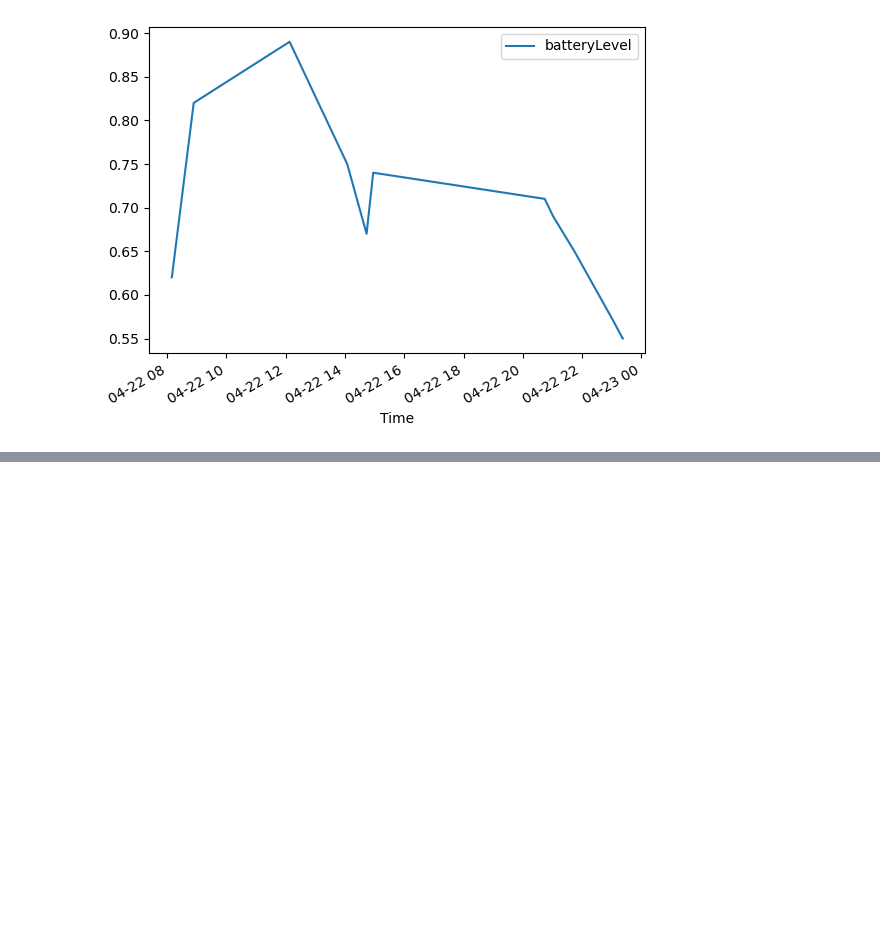
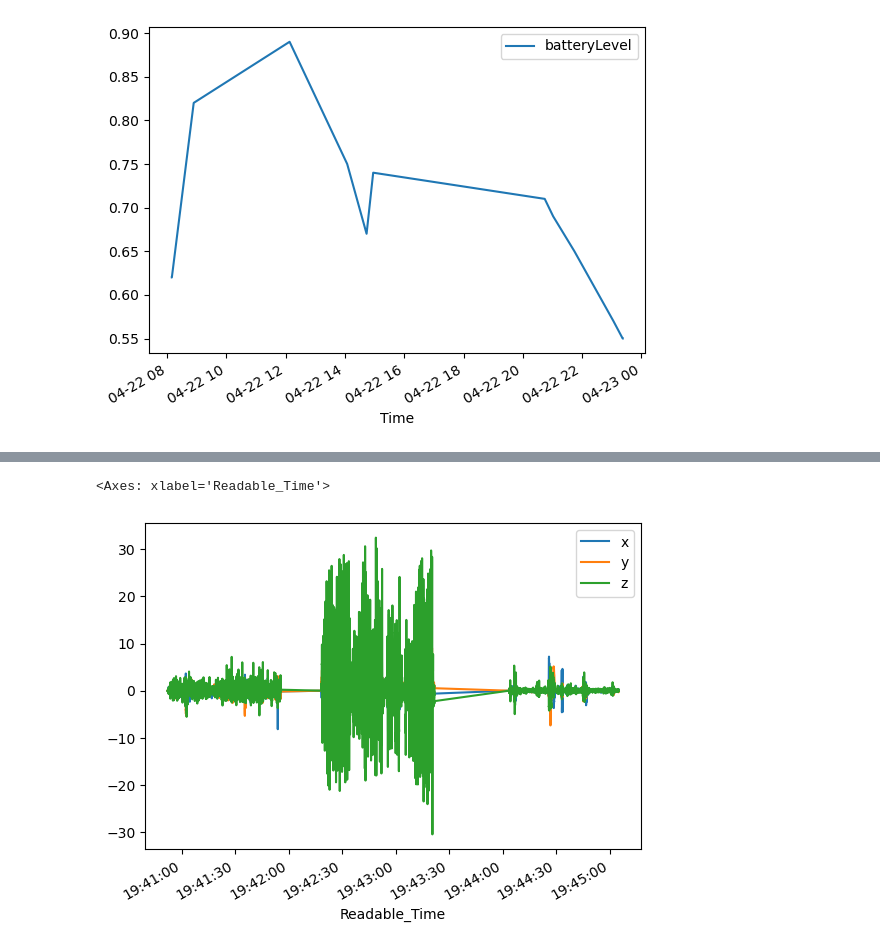
Before and after one commit to AlexeiMari/ML4B-2023, a Jupyter notebook: JupyterNotebooks/LightBrightnessDisplay Test.ipynb, the cells around one changed output, grey strips where cells are left out. Cells and saved outputs as stored; diff of their text form; code cells hidden in the pictures; blank space fills up the shorter version.

Commit message:
Created and traines model which can predict movement action

```diff
--- a/JupyterNotebooks/LightBrightnessDisplay Test.ipynb
+++ b/JupyterNotebooks/LightBrightnessDisplay Test.ipynb
@@ -95,14 +98,18 @@ battery.plot(x = "Time", y = "batteryLevel")
 [figure]
 [figure]
 # %%
-#Acceleration Preparation
-acc = pd.read_json(path+ r"\Walk,_jump,_run_and_stand_-2023-04-27_18-56-06.json")
-acc["time"] = pd.to_datetime(acc['time'], unit = 'ns')
+def transform_data(df, action = ""):
+    df["time"] = pd.to_datetime(df['time'], unit = 'ns')
 
-acc = acc.query("sensor == 'Accelerometer'")
+    df = df.query("sensor == 'Accelerometer'")
 
-acc["Readable_Time"] = acc["time"]
-for i in range(0,len(acc["time"])):
-    acc["Readable_Time"][i] = acc["time"][i].to_pydatetime()
+    df["Readable_Time"] = df["time"]
+    for i in range(0,len(df["time"])):
+        df["Readable_Time"][i] = df["time"][i].to_pydatetime()
 
-acc = acc.drop(columns= acc.columns.difference(["z", "y", "x", "Readable_Time"]))
+    df = df.drop(columns= df.columns.difference(["z", "y", "x", "Readable_Time"]))
+
+    df["action"] = ""
+    for i in range(0,len(df["Readable_Time"])):
+        df["action"][i] = action
+    return df
@@ -129,0 +116,21 @@ acc
+# %%
+#Acceleration Preparation
+jump = pd.read_json(path+ r"\WJR_Detection\Jump-2023-04-27_19-42-18.json")
+walk = pd.read_json(path+ r"\WJR_Detection\Walk-2023-04-27_19-40-51.json")
+stand = pd.read_json(path+ r"\WJR_Detection\Standing-2023-04-27_19-44-03.json")
+
+jump_test = pd.read_json(path+ r"\WJR_Detection\Jump_Test-2023-04-28_10-00-59.json")
+walk_test = pd.read_json(path+ r"\WJR_Detection\Walk_Test-2023-04-28_10-00-09.json")
+stand_test = pd.read_json(path+ r"\WJR_Detection\Stand_Test-2023-04-28_09-59-11.json")
+
+jump = transform_data(jump, "jump")
+walk = transform_data(walk, "walk")
+stand = transform_data(stand, "stand")
+jump_test = transform_data(jump_test, "jump")
+walk_test = transform_data(walk_test, "walk")
+stand_test = transform_data(stand_test,"stand")
+
+training = pd.concat([jump, walk, stand])
+test = pd.concat([jump_test, walk_test, stand_test])
+
+training
@@ -129,0 +214,5 @@ acc
+# %%
+training.plot(x = "Readable_Time", y= ["x", "y", "z"])
+# %% [output]
+<Axes: xlabel='Readable_Time'>
+[figure, added]
```
Also changed, not shown: parts of 6 cells of this notebook.
